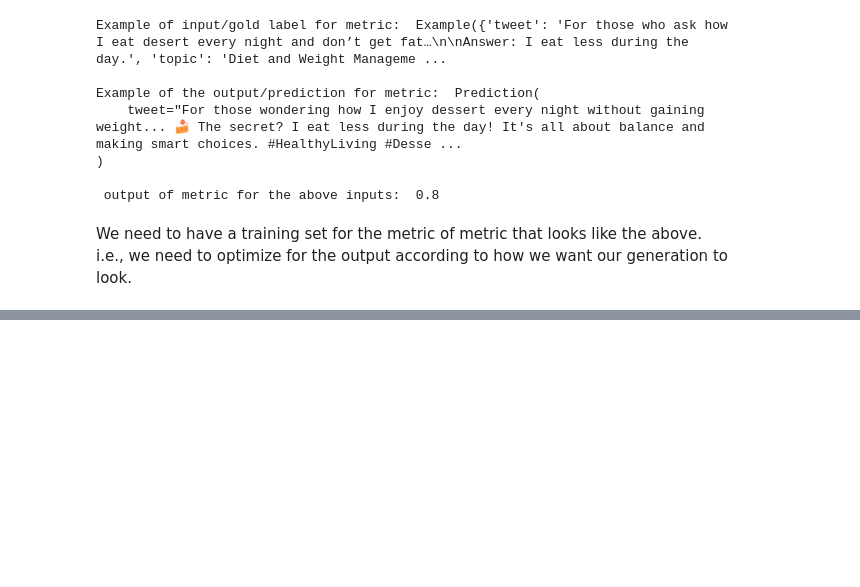
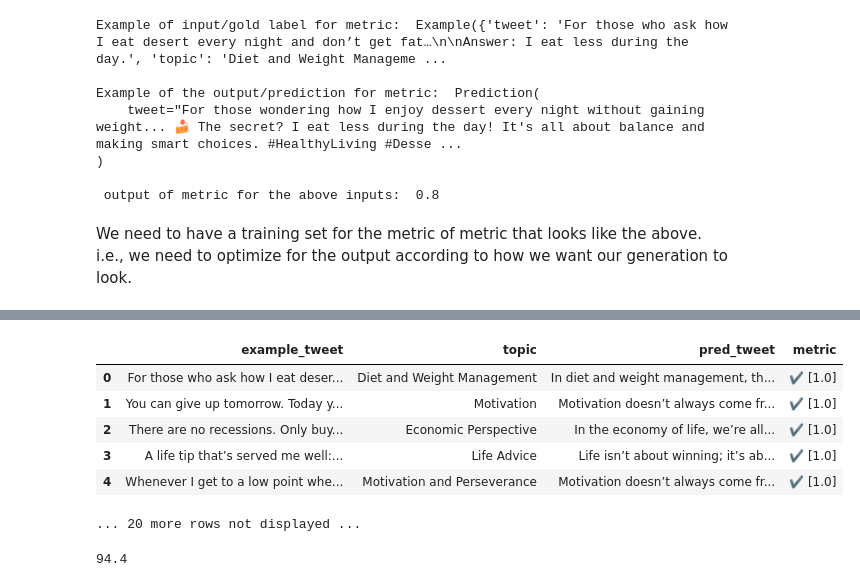
Before and after one commit to kevin-v96/tweet-optim-dspy, a Jupyter notebook: src/tweet_optim_dspy/pretrain_test.ipynb, the cells around one changed output, grey strips where cells are left out. Saved outputs shown, nothing was run; the diff lists cells and outputs as text; code cells hidden in the pictures; blank space fills up the shorter version.

```diff
--- a/src/tweet_optim_dspy/pretrain_test.ipynb
+++ b/src/tweet_optim_dspy/pretrain_test.ipynb
@@ -1295,0 +1276,17 @@ def metric_of_metric(gold, pred, trace=None):
+# %%
+#50 for training, 25 for second-order-optimization (named devset here), 25 for eval
+dev_set_n = 50
+trainset = [x.without('engagement').with_inputs('topic') for x in set_for_training[:50]]
+devset = [x.without('engagement').with_inputs('topic') for x in set_for_training[50:75]]
+valset = [x.without('engagement').with_inputs('topic') for x in set_for_training[75:]]
+# %%
+class UnoptimisedMetric(dspy.Module):
+    """Metric that will judge whether tweets are good in quality"""
+    def __init__(self, metric_function):
+        super().__init__()
+        self.metric = metric_function
+
+    def forward(self, first_order_gold, first_order_pred, expected_score):
+        prediction = self.metric(first_order_gold, first_order_pred)
+        #print("\nThe prediction for this pair is: ", prediction)
+        return dspy.Prediction(answer = prediction)
@@ -1313,0 +1556,4 @@ metric_trainset = [Example()]
+# %%
+teleprompter = BootstrapFewShotWithRandomSearch(metric=metric_of_metric)
+unoptimized_metric = UnoptimisedMetric(metric)
+optimized_metric = teleprompter.compile(unoptimized_metric, trainset=metric_trainset)
@@ -1318,0 +1589,6 @@ optimized_metric = teleprompter.compile(metric, trainset=metric_trainset)
+# %%
+from dspy.teleprompt import BootstrapFewShot
+config = dict(max_bootstrapped_demos=15, max_labeled_demos=5)
+optimizer = BootstrapFewShot(metric = unoptimized_metric, **config)
+unoptimized_tweet_writer = optimizer.compile(TweetRAG(), trainset=trainset[:10])
+unoptimized_tweet_writer.save(path="fewshotv41")
@@ -1318,0 +1604,11 @@ optimized_metric = teleprompter.compile(metric, trainset=metric_trainset)
+# %%
+evaluator(unoptimized_tweet_writer)
+# %% [output]
+|  | example_tweet | topic | pred_tweet | metric |
+| 0 | For those who ask how I eat deser... | Diet and Weight Management | In diet and weight management, th... | ✔️ [1.0] |
+| 1 | You can give up tomorrow. Today y... | Motivation | Motivation doesn’t always come fr... | ✔️ [1.0] |
+| 2 | There are no recessions. Only buy... | Economic Perspective | In the economy of life, we’re all... | ✔️ [1.0] |
+| 3 | A life tip that’s served me well:... | Life Advice | Life isn’t about winning; it’s ab... | ✔️ [1.0] |
+| 4 | Whenever I get to a low point whe... | Motivation and Perseverance | Motivation doesn’t always come fr... | ✔️ [1.0] |
+... 20 more rows not displayed ...
+94.4
```
Also changed, not shown: parts of 18 cells of this notebook, 5 other files.
